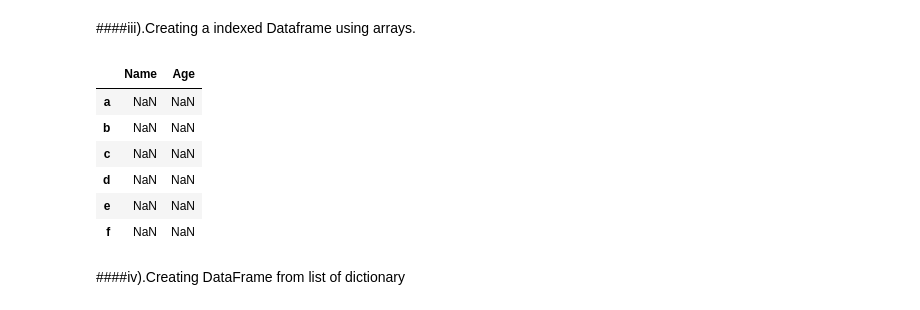
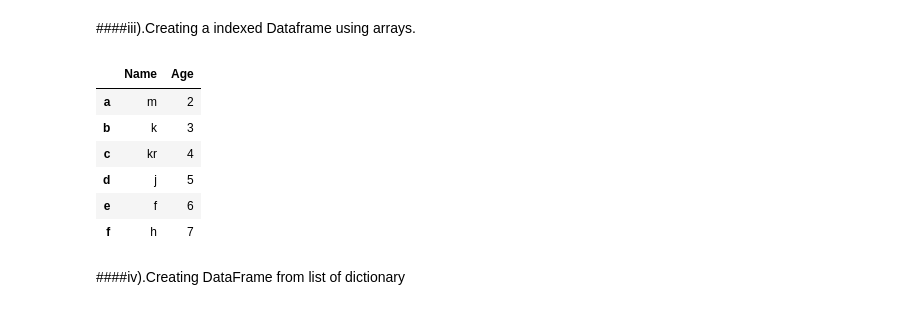
Before and after one commit to Rahullnitp/Data_Cleaning, a Jupyter notebook: Data_Creation.ipynb, the cells around one changed output. Cells and saved outputs as stored; diff of their text form; code cells hidden in the pictures.

Commit message:
User_Defined_Data

```diff
--- a/Data_Creation.ipynb
+++ b/Data_Creation.ipynb
@@ -115,17 +115,17 @@ data
 # %% [markdown]
 ####iii).Creating a indexed Dataframe using arrays.
 # %%
-ata = {'Name':['m', 'k', 'kr', 'j','f','h'], 'Age':[2,3,4,5,6,7]}
+data = {'Name':['m', 'k', 'kr', 'j','f','h'], 'Age':[2,3,4,5,6,7]}
 data=pd.DataFrame(data,index=['a','b','c','d','e','f'])
 data
 # %% [output]
 |  | Name | Age |
-| a | NaN | NaN |
-| b | NaN | NaN |
-| c | NaN | NaN |
-| d | NaN | NaN |
-| e | NaN | NaN |
-| f | NaN | NaN |
+| a | m | 2 |
+| b | k | 3 |
+| c | kr | 4 |
+| d | j | 5 |
+| e | f | 6 |
+| f | h | 7 |
 # %% [markdown]
 ####iv).Creating DataFrame from list of dictionary
 # %%
```
